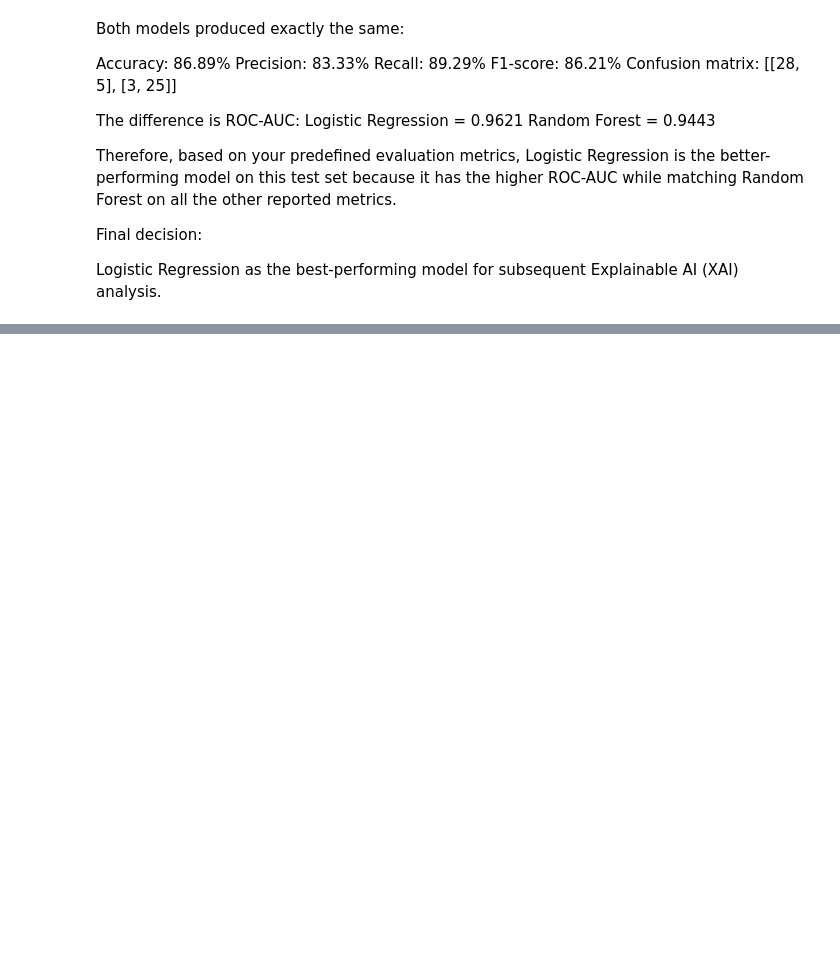
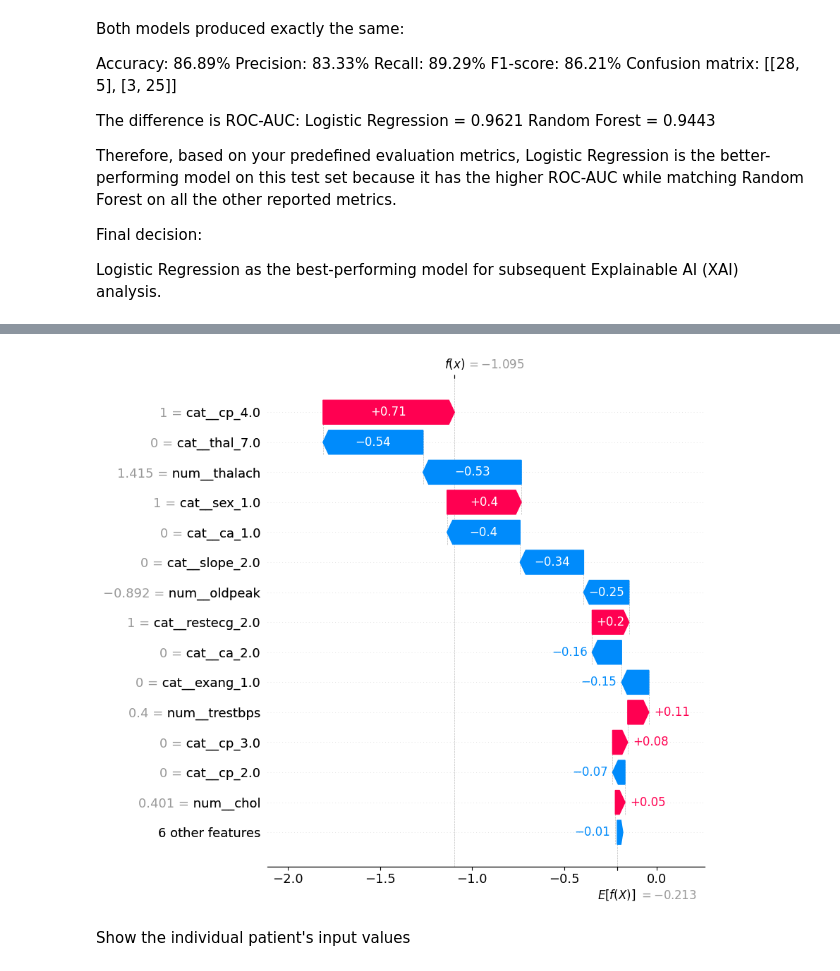
Before and after one commit to G-Varghese/Heart_Disease_AI, a Jupyter notebook: notebooks/01_dataset_preprocessing.ipynb, the cells around one changed output, grey strips where cells are left out. Saved outputs shown, nothing was run; the diff lists cells and outputs as text; code cells hidden in the pictures; blank space fills up the shorter version.

```diff
--- a/notebooks/01_dataset_preprocessing.ipynb
+++ b/notebooks/01_dataset_preprocessing.ipynb
@@ -796,0 +898,2 @@ Logistic Regression as the best-performing model for subsequent Explainable AI (
+# %%
+patient_index = 0
@@ -796,0 +918,11 @@ Logistic Regression as the best-performing model for subsequent Explainable AI (
+# %%
+patient_shap = shap_values[patient_index]
+# %%
+shap.plots.waterfall(
+    patient_shap,
+    max_display=15
+)
+# %% [output]
+[figure, added]
+# %% [markdown]
+Show the individual patient's input values
```
Also changed, not shown: parts of 22 cells of this notebook.
